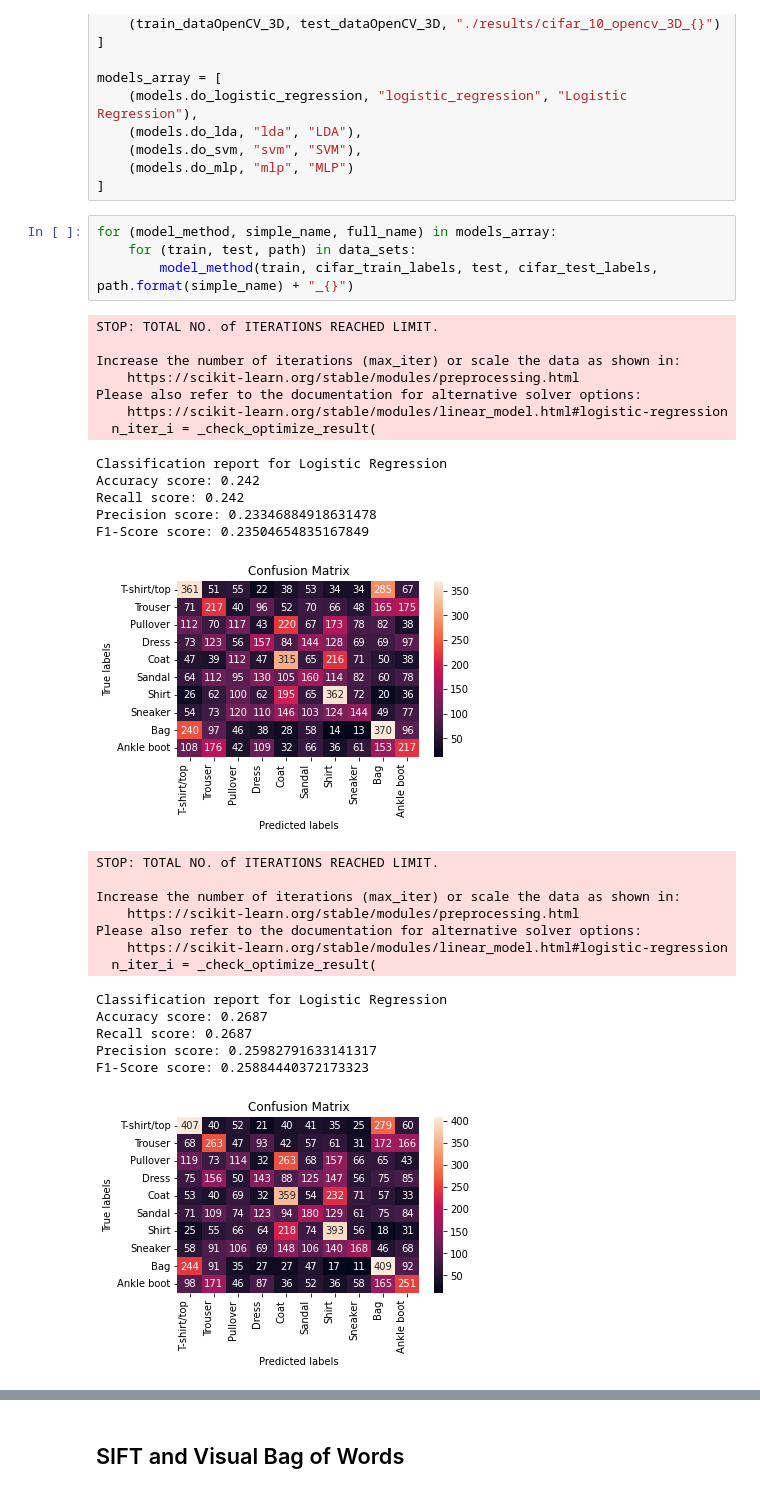
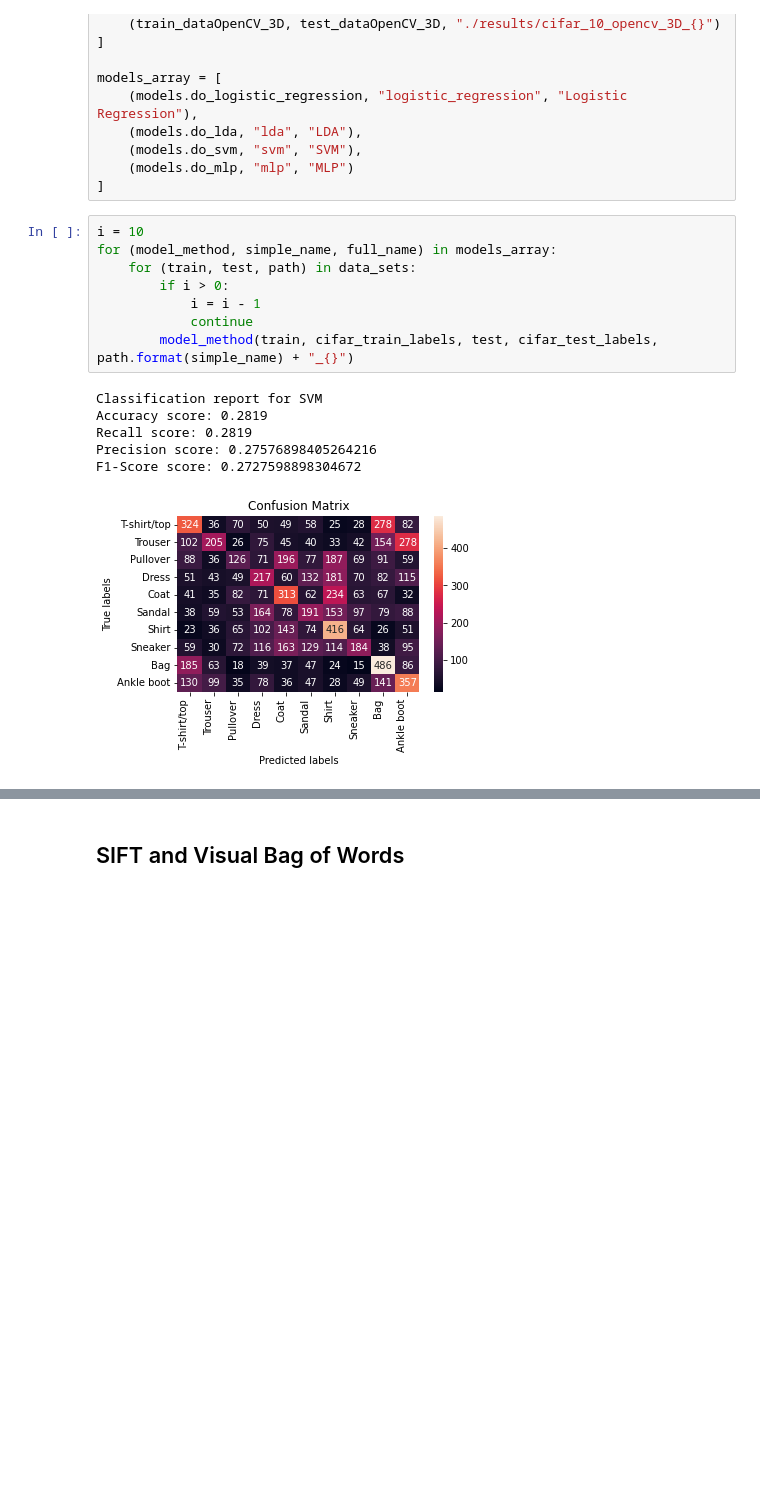
Before and after one commit to PaulErpen/Machine-Learning---Deep-Learning-Exercise, a Jupyter notebook: Traditional_Machine_Learning_CIFAR-10.ipynb, the cells around one changed output, grey strips where cells are left out. Cells and saved outputs as stored; diff of their text form; blank space fills up the shorter version.

```diff
--- a/Traditional_Machine_Learning_CIFAR-10.ipynb
+++ b/Traditional_Machine_Learning_CIFAR-10.ipynb
@@ -135,33 +137,17 @@ models_array = [
     (models.do_mlp, "mlp", "MLP")
 ]
 # %%
+i = 10
 for (model_method, simple_name, full_name) in models_array:
     for (train, test, path) in data_sets:
+        if i > 0:
+            i = i - 1
+            continue
         model_method(train, cifar_train_labels, test, cifar_test_labels, path.format(simple_name) + "_{}")
 # %% [output]
-STOP: TOTAL NO. of ITERATIONS REACHED LIMIT.
-
-Increase the number of iterations (max_iter) or scale the data as shown in:
-    https://scikit-learn.org/stable/modules/preprocessing.html
-Please also refer to the documentation for alternative solver options:
-    https://scikit-learn.org/stable/modules/linear_model.html#logistic-regression
-  n_iter_i = _check_optimize_result(
+Classification report for SVM
+Accuracy score: 0.2819
+Recall score: 0.2819
+Precision score: 0.27576898405264216
+F1-Score score: 0.2727598898304672
-Classification report for Logistic Regression
-Accuracy score: 0.242
-Recall score: 0.242
-Precision score: 0.23346884918631478
-F1-Score score: 0.23504654835167849
-[figure, old version]
+[figure, new version]
-STOP: TOTAL NO. of ITERATIONS REACHED LIMIT.
-
-Increase the number of iterations (max_iter) or scale the data as shown in:
-    https://scikit-learn.org/stable/modules/preprocessing.html
-Please also refer to the documentation for alternative solver options:
-    https://scikit-learn.org/stable/modules/linear_model.html#logistic-regression
-  n_iter_i = _check_optimize_result(
-Classification report for Logistic Regression
-Accuracy score: 0.2687
-Recall score: 0.2687
-Precision score: 0.25982791633141317
-F1-Score score: 0.25884440372173323
-[figure, removed]
```
Also changed, not shown: parts of 3 cells of this notebook, 13 other files.
